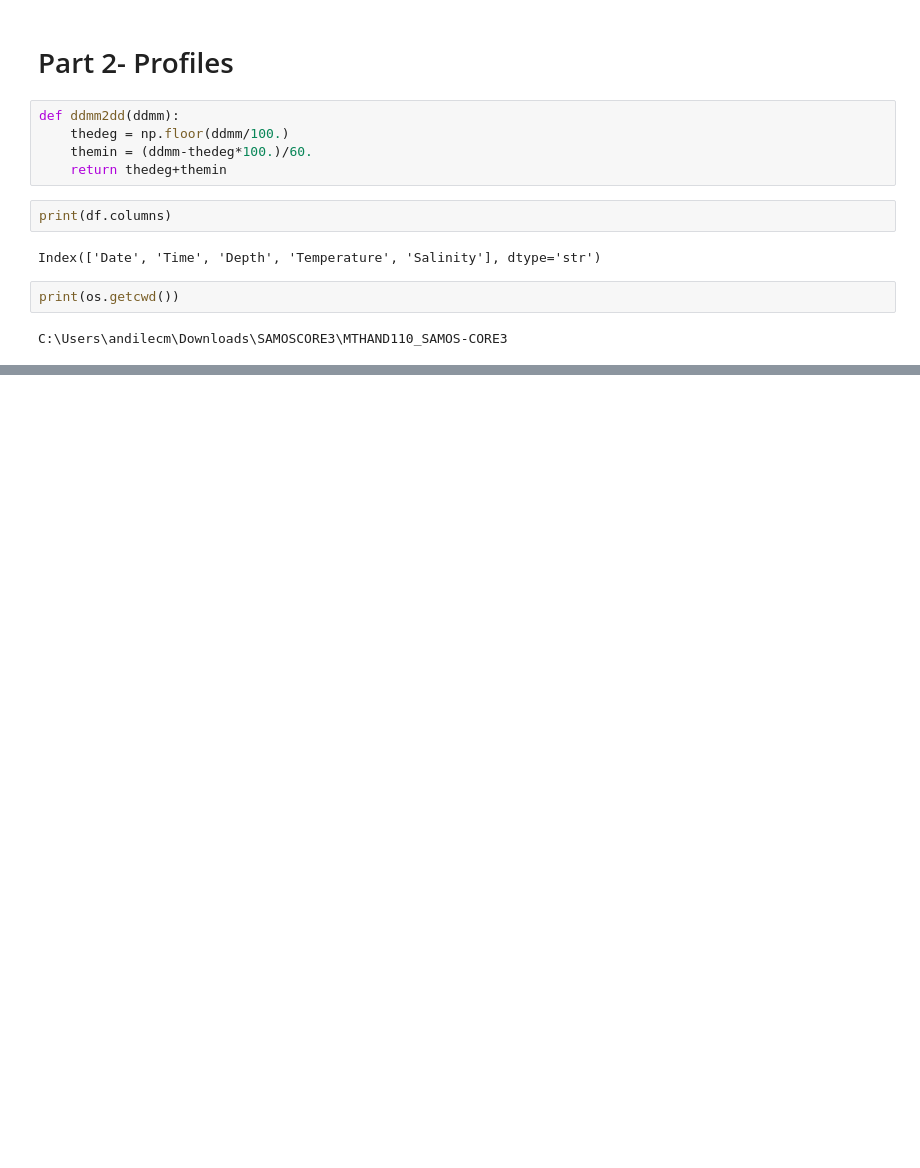
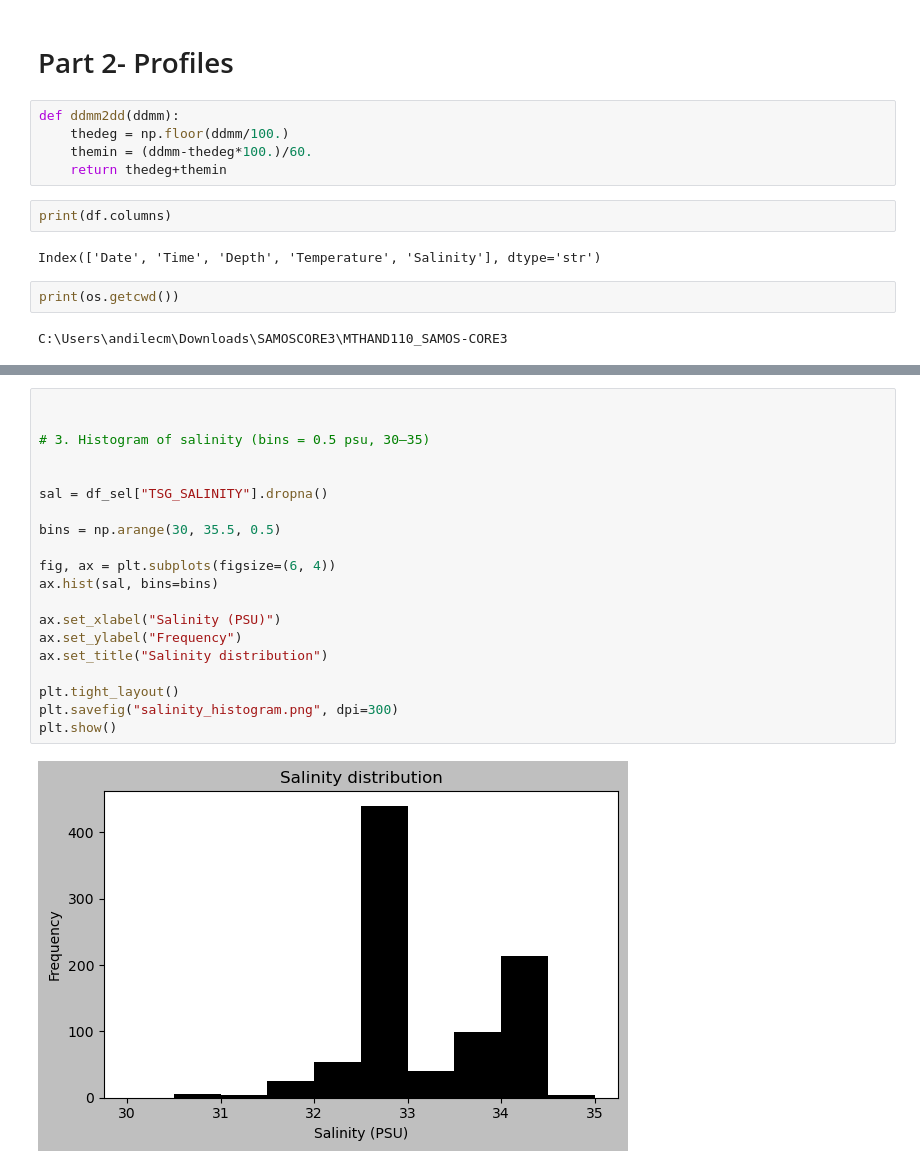
Before and after one commit to AndileChantelleMthembu/MTHAND110_SAMOS-CORE3, a Jupyter notebook: E2.ipynb, the cells around one changed output, grey strips where cells are left out. Drawn from its saved outputs; the diff is of its cells as text; blank space fills up the shorter version.

```diff
--- a/E2.ipynb
+++ b/E2.ipynb
@@ -40,0 +133,22 @@ C:\Users\andilecm\Downloads\SAMOSCORE3\MTHAND110_SAMOS-CORE3
+# %%
+
+
+# 3. Histogram of salinity (bins = 0.5 psu, 30–35)
+
+
+sal = df_sel["TSG_SALINITY"].dropna()
+
+bins = np.arange(30, 35.5, 0.5)
+
+fig, ax = plt.subplots(figsize=(6, 4))
+ax.hist(sal, bins=bins)
+
+ax.set_xlabel("Salinity (PSU)")
+ax.set_ylabel("Frequency")
+ax.set_title("Salinity distribution")
+
+plt.tight_layout()
+plt.savefig("salinity_histogram.png", dpi=300)
+plt.show()
+# %% [output]
+[figure, added]
```
Also changed, not shown: parts of 9 cells of this notebook.
